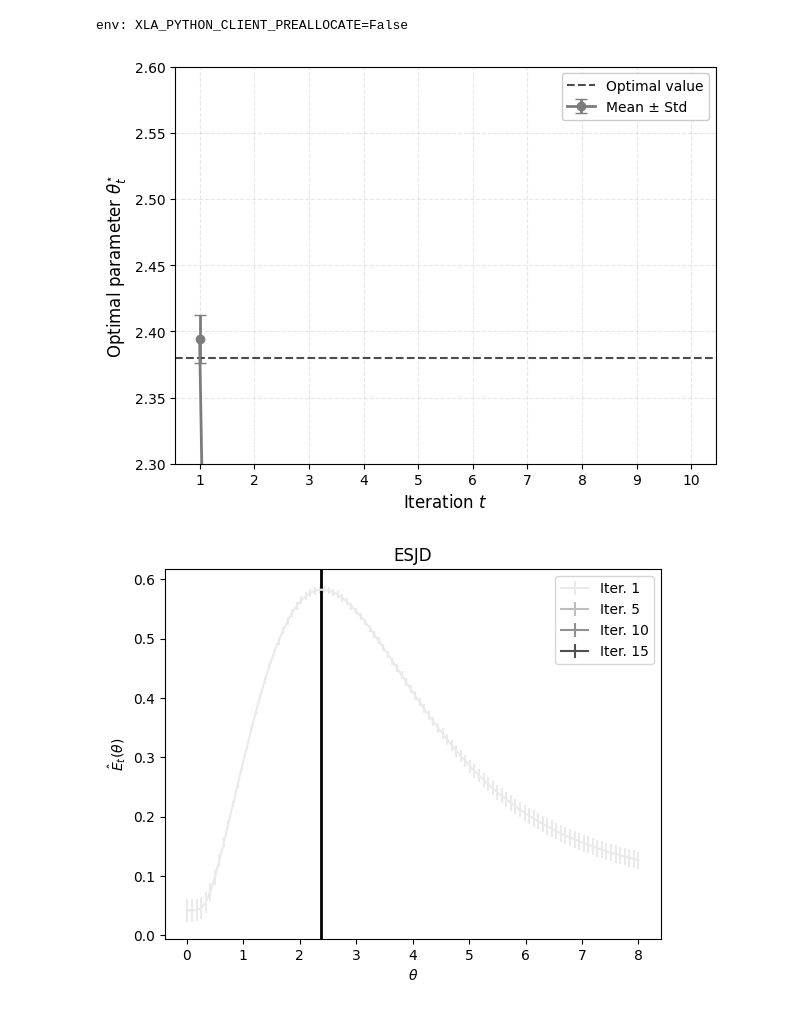
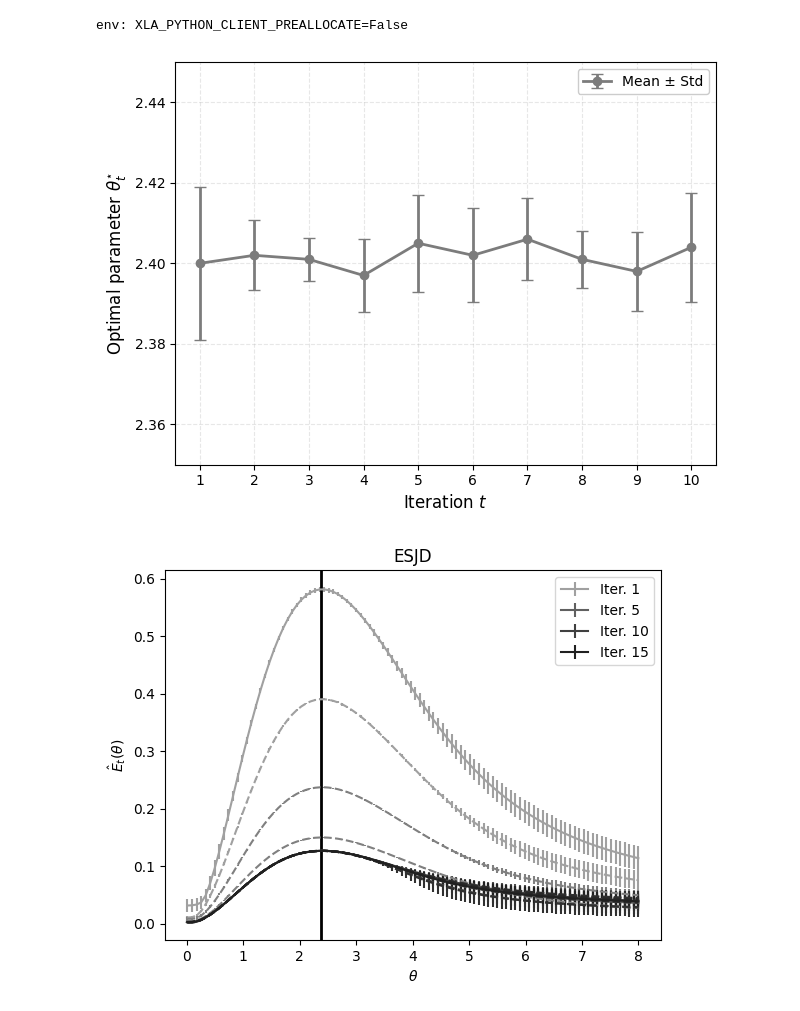
Before and after one commit to ylefay/adaptive_smc_tempering, a Jupyter notebook: adaptive_smc/experiments_bis/aRWM/rw_g_to_g_fig1/esjd_theta_star.ipynb, the cells around one changed output. Saved outputs shown, nothing was run; the diff lists cells and outputs as text; code cells hidden in the pictures.

```diff
--- a/adaptive_smc/experiments_bis/aRWM/rw_g_to_g_fig1/esjd_theta_star.ipynb
+++ b/adaptive_smc/experiments_bis/aRWM/rw_g_to_g_fig1/esjd_theta_star.ipynb
@@ -10,7 +10,7 @@ import jax.numpy as jnp
 
 PKLs = []
 PKL_titles = []
-DIR = "./"
+DIR = "./dim5/"
 for file in os.listdir(DIR):
     if file.endswith(".pkl"):
         PKLs.append(pickle.load(open(DIR+file, "rb")))
@@ -59,55 +59,80 @@ plt.errorbar(x_axis,
 #              color=grays[2])
 
 # Reference line at optimal value
-plt.axhline(y=2.38, xmin=0, xmax=1,
-            linewidth=1.5,
-            color='k',
-            linestyle='--',
-            alpha=0.7,
-            label='Optimal value')
+# plt.axhline(y=2.38, xmin=0, xmax=1,
+#            linewidth=1.5,
+#            color='k',
+#            linestyle='--',
+#            alpha=0.7,
+#            label='Optimal value')
 
 # Plot formatting
 plt.ylabel(r'Optimal parameter $\theta_t^{\star}$', fontsize=12)
 plt.xlabel(r'Iteration $t$', fontsize=12)
-plt.ylim(2.3, 2.6)
+plt.ylim(2.35, 2.45)
 plt.xticks(x_axis)
 plt.grid(True, linestyle='--', alpha=0.3)
 plt.legend(framealpha=1, frameon=True)
 
 plt.tight_layout()
-plt.savefig(DIR + "RW_optimal_parameter.png", dpi=300, bbox_inches='tight')
+plt.savefig(DIR + "RW_optimal_parameter.pdf", dpi=300, bbox_inches='tight')
 # %% [output]
-[figure, old version]
+[figure, new version]
 # %%
 GRID_ESJD = jnp.linspace(0.01, 8, 100)
 
 grays = [
     "#EAEAEA",  # Lightest gray
     "#D4D4D4",
     "#BEBEBE",
     "#A8A8A8",
     "#929292",
     "#7C7C7C",
     "#666666",
     "#505050",
     "#3A3A3A",
     "#242424"   # Darkest gray
 ]
 
+grays_darker = [
+    "#D4D4D4",  # New lightest gray (originally #D4D4D4)
+    "#BEBEBE",
+    "#A8A8A8",
+    "#929292",
+    "#7C7C7C",
+    "#666666",
+    "#505050",
+    "#3A3A3A",
+    "#242424",
+    "#0F0F0F"   # New darkest gray (darker than #242424)
+]
 
+grays_dark = [
+    "#A0A0A0",  # New lightest gray (much darker than original)
+    "#808080",  # Mid-gray
+    "#606060",
+    "#505050",
+    "#404040",
+    "#303030",
+    "#282828",
+    "#202020",
+    "#181818",
+    "#101010",   # Almost black
+    "#080808"    # Near-black
+]
 
 idx = 0
 
 criteria_function = PKLs[idx]['res'][5].mean(axis=0)
 stds = jax.vmap(lambda x: x.std(axis=-1))(PKLs[idx]['res'][5].T).T
 
 for j in range(PKLs[idx]['res'][5].shape[1]):
-    plt.errorbar(GRID_ESJD, criteria_function[j], yerr=stds[j], label=f"Iter. {str(j+1)}" if j in [0, 4, 9, 14, 19] else None, color=grays[j//2], linestyle="solid" if  j in [0, 4, 9, 14, 19] else "--")
+    plt.errorbar(GRID_ESJD, criteria_function[j], yerr=stds[j], label=f"Iter. {str(j+1)}" if j in [0, 4, 9, 14, 19] else None, color=grays_dark[j//2], linestyle="solid" if  j in [0, 4, 9, 14, 19] else "--")
 plt.axvline(x=2.38, ymin=0, ymax = 1, linewidth=2, color='k')
 plt.legend()
 plt.title("ESJD")
 plt.ylabel(r"$\hat{E}_t(\theta)$")
 plt.xlabel(r'$\theta$')
-plt.savefig(DIR+f"{PKL_titles[idx]}criteria_function.png")
+plt.savefig(DIR+f"{PKL_titles[idx]}criteria_function.pdf",dpi=300, bbox_inches='tight')
 # %% [output]
-[figure, old version]
+[figure, new version]
```
Also changed, not shown: parts of 1 cell of this notebook, 6 other files.
